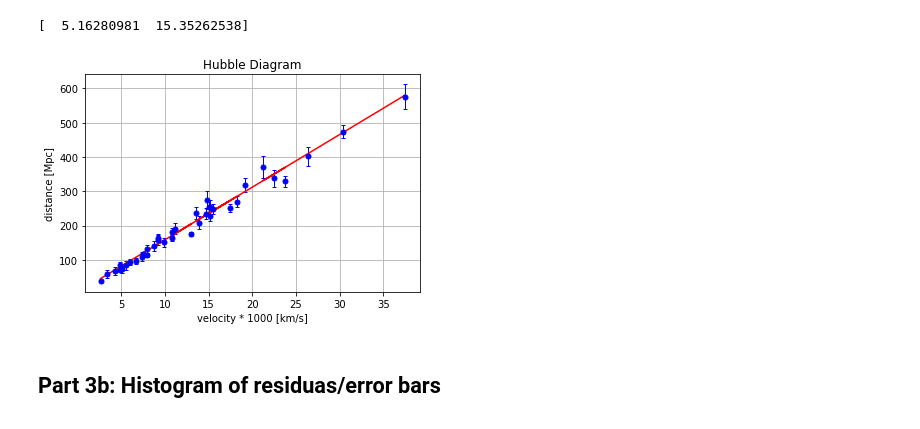
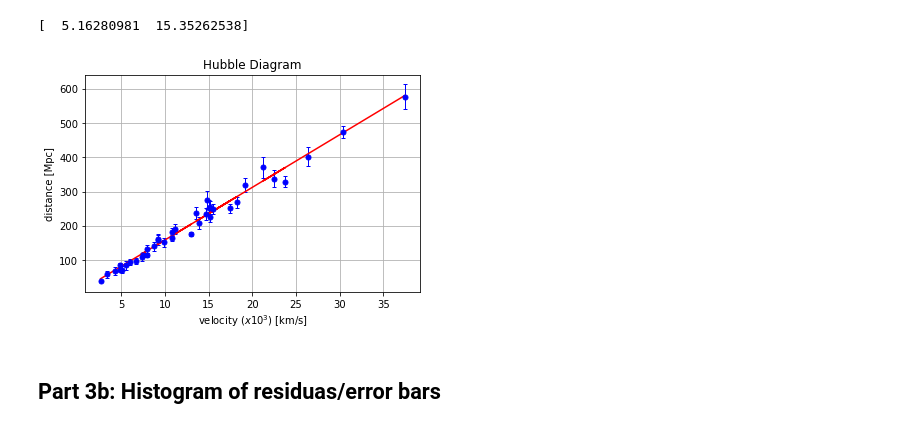
Before and after one commit to LLi1996/astrostat_lab1, a Jupyter notebook: code/lab1_isaac.ipynb, the cells around one changed output. Cells and saved outputs as stored; diff of their text form; code cells hidden in the pictures.

```diff
--- a/code/lab1_isaac.ipynb
+++ b/code/lab1_isaac.ipynb
@@ -38,19 +40,19 @@ print(fit)
 # %%
 #plot data with polyfit line
 
 bestfit = fit[0]+fit[1]*velocity
 
 %matplotlib inline
 plt.errorbar(velocity, distance, yerr=error, fmt='bo', capsize=2, elinewidth=1, markersize=5)
 plt.title('Hubble Diagram')
 plt.ylabel('distance [Mpc]')
-plt.xlabel('velocity * 1000 [km/s]')
+plt.xlabel('velocity ($x10^{3}$) [km/s]')
 plt.grid(True)
 plt.plot(velocity, bestfit, 'r-')
-plt.savefig('hubblediagram.pdf')
+plt.savefig('hubblediagram_fitted.pdf', dpi=1000)
 plt.show()
 # %% [output]
-[figure, old version]
+[figure, new version]
 # %% [markdown]
 ## Part 3b: Histogram of residuas/error bars
 # %%
```
Also changed, not shown: parts of 13 cells of this notebook, 9 other files.
